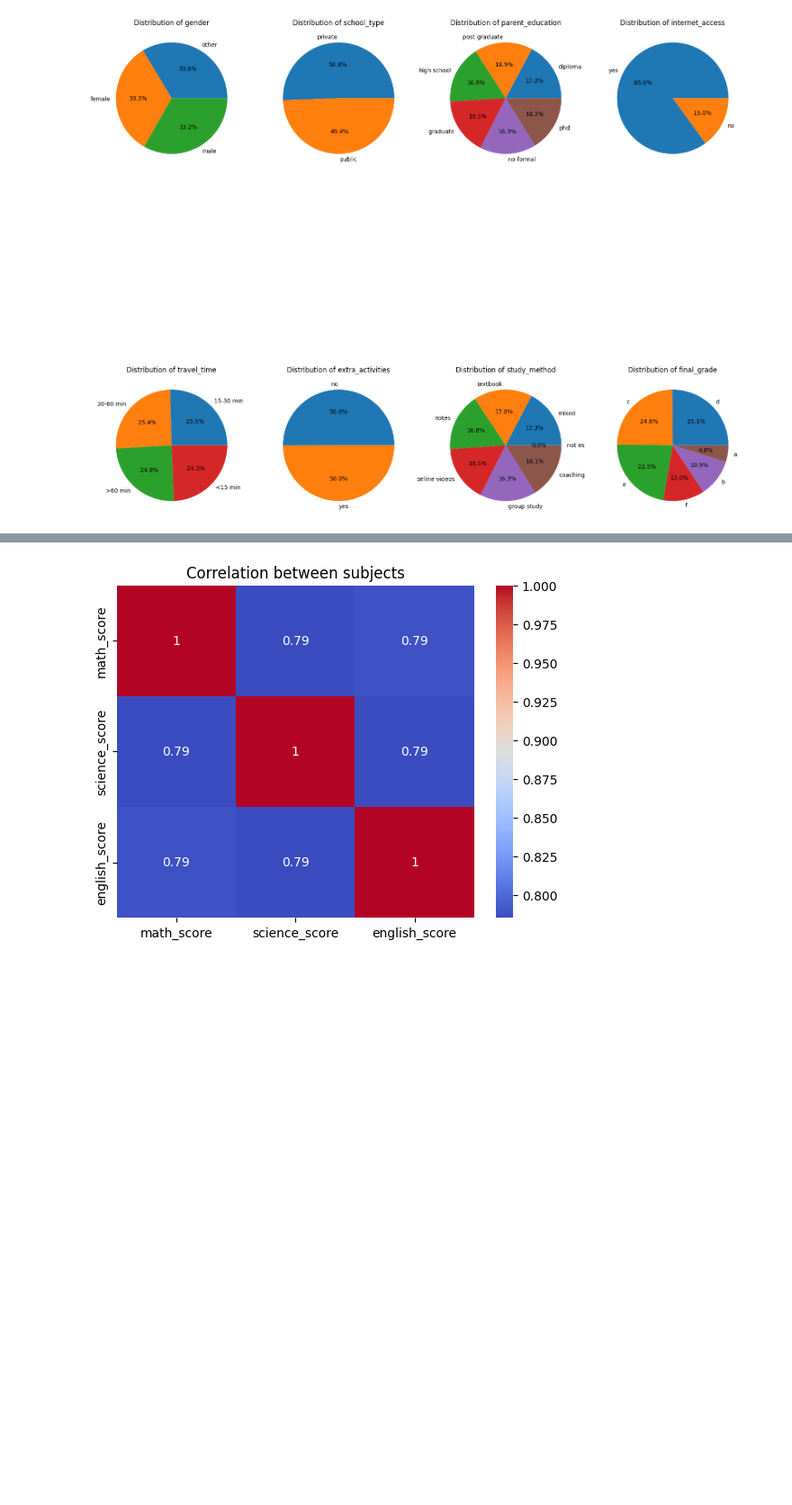
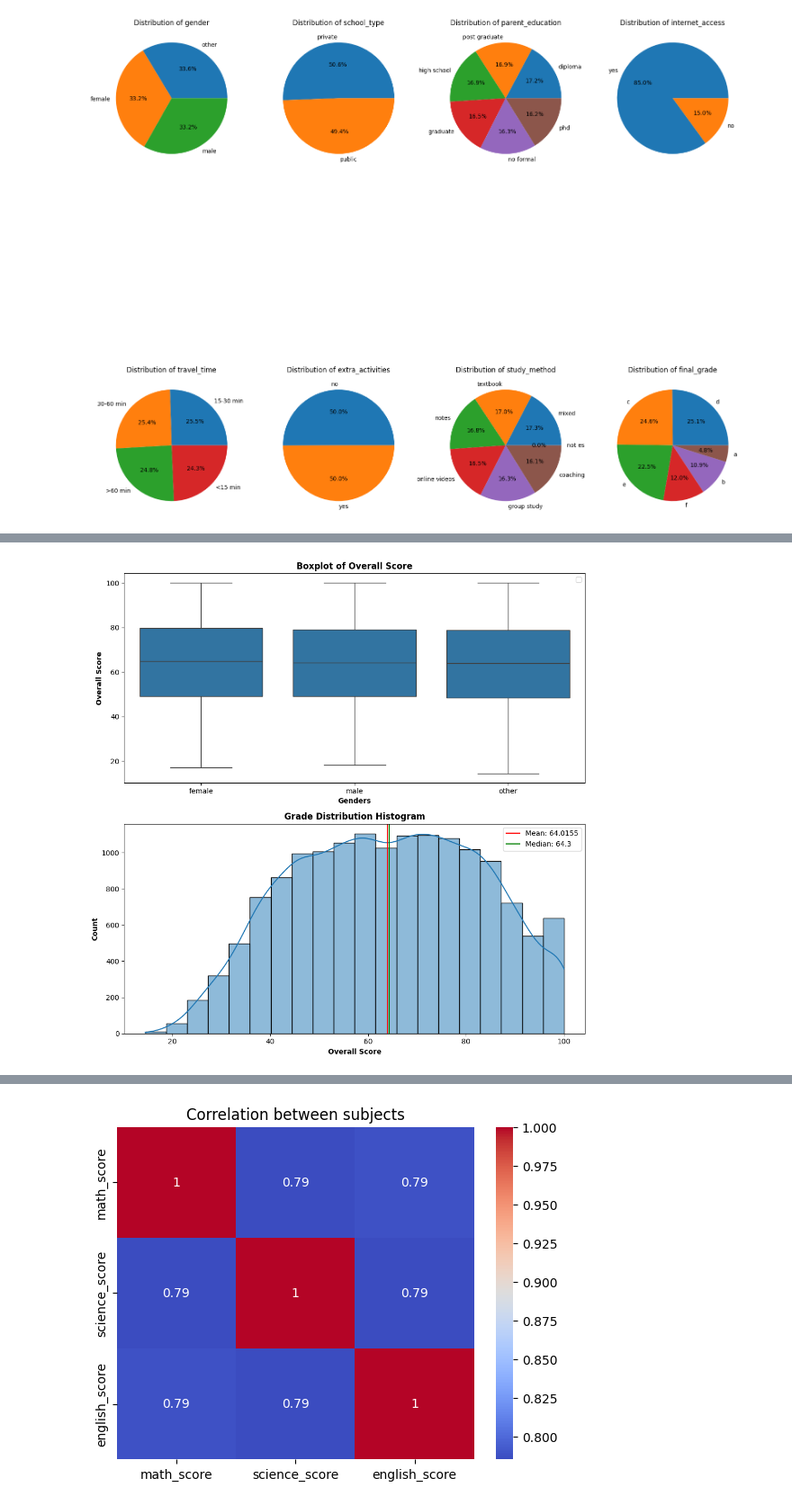
Before and after one commit to iiFouzi/Student-Preformance-Analysis, a Jupyter notebook: code/Student_analysis.ipynb, the cells around one changed output, grey strips where cells are left out. Shown: that part at 90% size. Cells and saved outputs as stored; diff of their text form; code cells hidden in the pictures; blank space fills up the shorter version.

Commit message:
graphical analysis + some changes

```diff
--- a/code/Student_analysis.ipynb
+++ b/code/Student_analysis.ipynb
@@ -185,0 +177,23 @@ for j in range(i + 1, len(axes)):
+# %%
+# multiple plots in the same fig
+fig, axes =plt.subplots(2, 1, figsize=(10, 10))
+axes = axes.flatten()
+
+sns.boxplot(x='gender', y='overall_score', data=df, ax=axes[0])
+axes[0].set_title("Boxplot of Overall Score", fontweight="bold")
+axes[0].set_xlabel("Genders", fontweight="bold")
+axes[0].set_ylabel("Overall Score", fontweight="bold")
+axes[0].legend()
+
+sns.histplot(df["overall_score"], bins=20, kde=True, ax=axes[1])
+axes[1].axvline(df["overall_score"].mean(), color='red', linestyle='-', label=f"Mean: {df["overall_score"].mean()}")
+axes[1].axvline(df["overall_score"].median(), color='green', linestyle='-', label=f"Median: {df["overall_score"].median()}")
+axes[1].set_xlabel("Overall Score", fontweight="bold")
+axes[1].set_ylabel("Count", fontweight="bold")
+axes[1].set_title("Grade Distribution Histogram", fontweight='bold')
+axes[1].legend()
+
+plt.tight_layout()
+plt.show()
+# %% [output]
+[figure, added]
```
Also changed, not shown: parts of 7 cells of this notebook.
